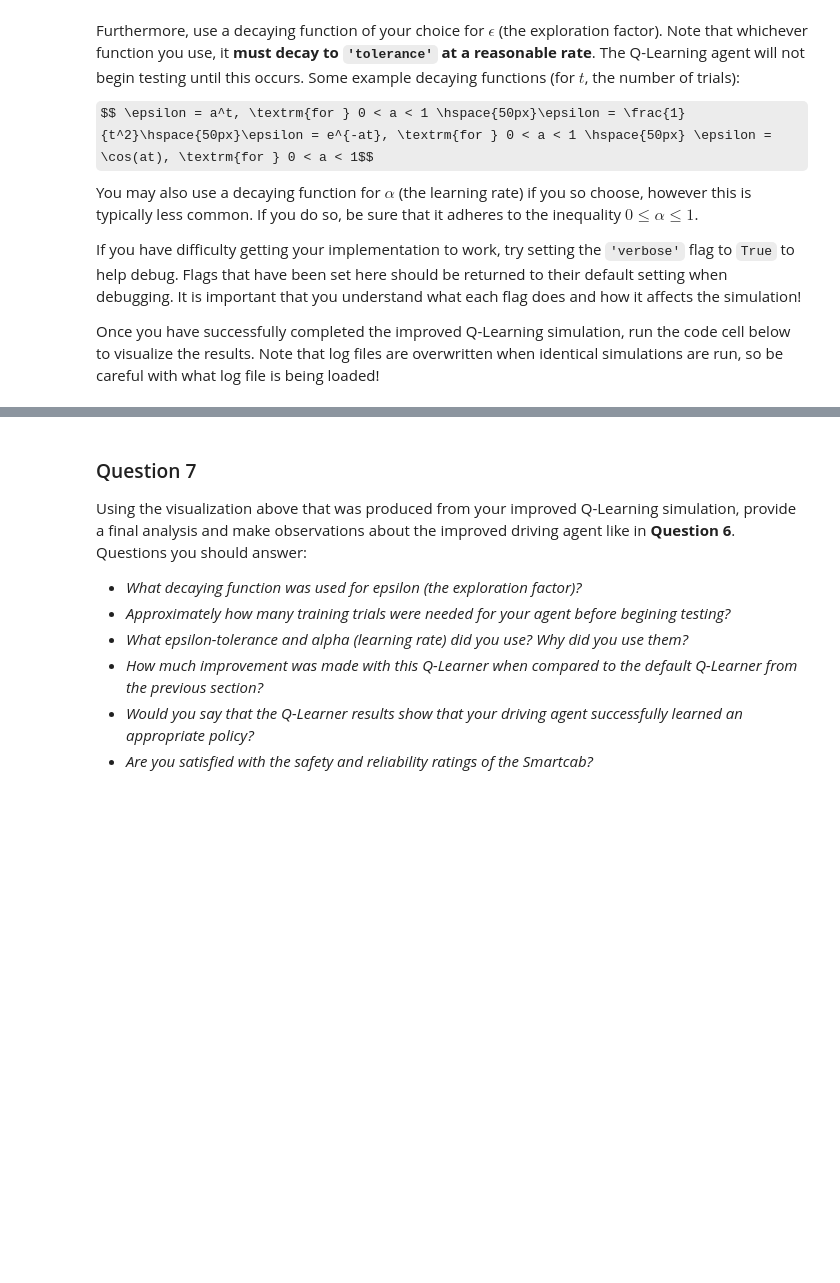
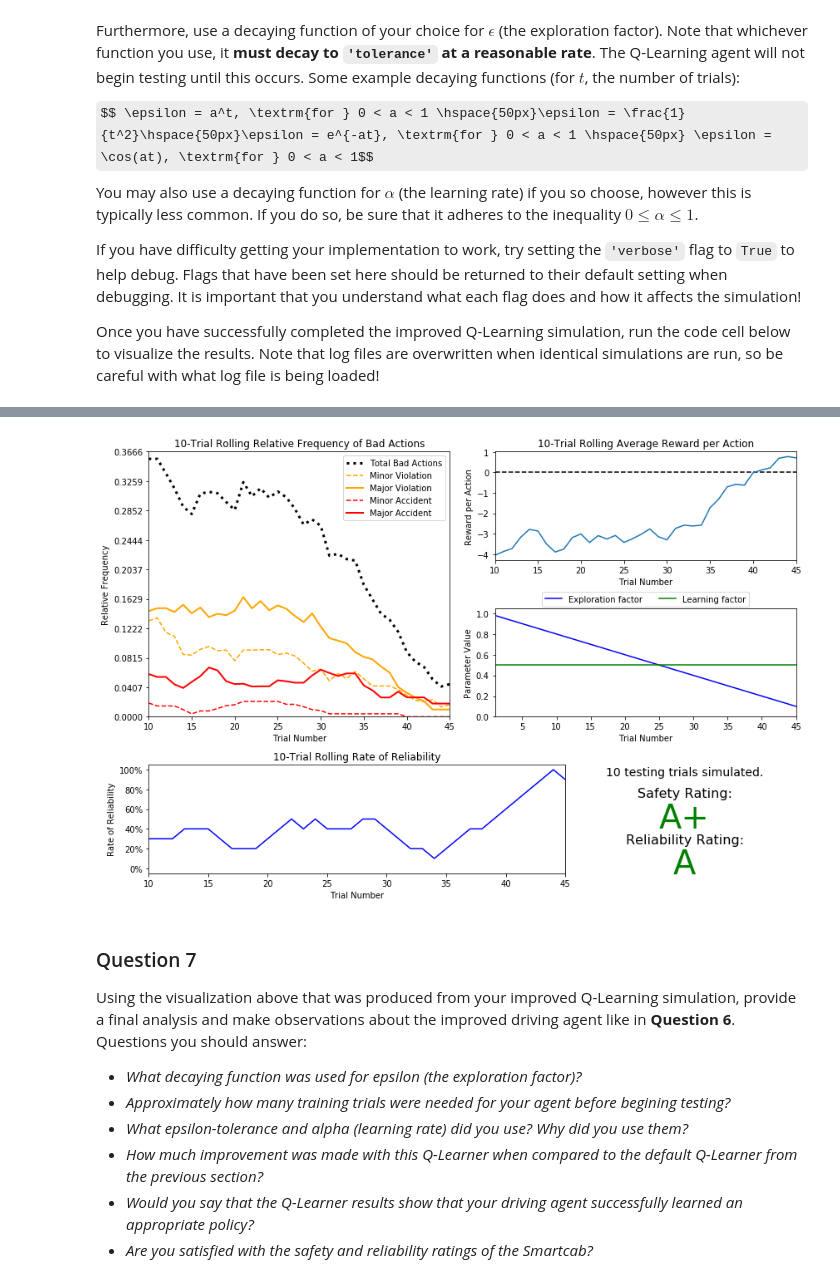
Before and after one commit to tingtingr/machine-learning, a Jupyter notebook: projects/smartcab/smartcab.ipynb, the cells around one changed output, grey strips where cells are left out. Cells and saved outputs as stored; diff of their text form; code cells hidden in the pictures; some formulas as TeX source; blank space fills up the shorter version.

```diff
--- a/projects/smartcab/smartcab.ipynb
+++ b/projects/smartcab/smartcab.ipynb
@@ -295,3 +311,10 @@ vs.plot_trials('sim_improved-learning.csv')
+# %%
+vs.plot_trials('sim_improved-learning_epsilon_0.02.csv')
+# this is the result for using the same type of decaying function but increase the number of trials.
+# As we can see as the number of trial increases, we could get a better safety rating but not the best reliability rating.
+# This shows besides increasing the number of trials, we would also need to look for a different decay function.
+# %% [output]
+[figure, added]
 # %% [markdown]
 ### Question 7
 Using the visualization above that was produced from your improved Q-Learning simulation, provide a final analysis and make observations about the improved driving agent like in **Question 6**. Questions you should answer:
```
Also changed, not shown: parts of 8 cells of this notebook, 1 other file.
